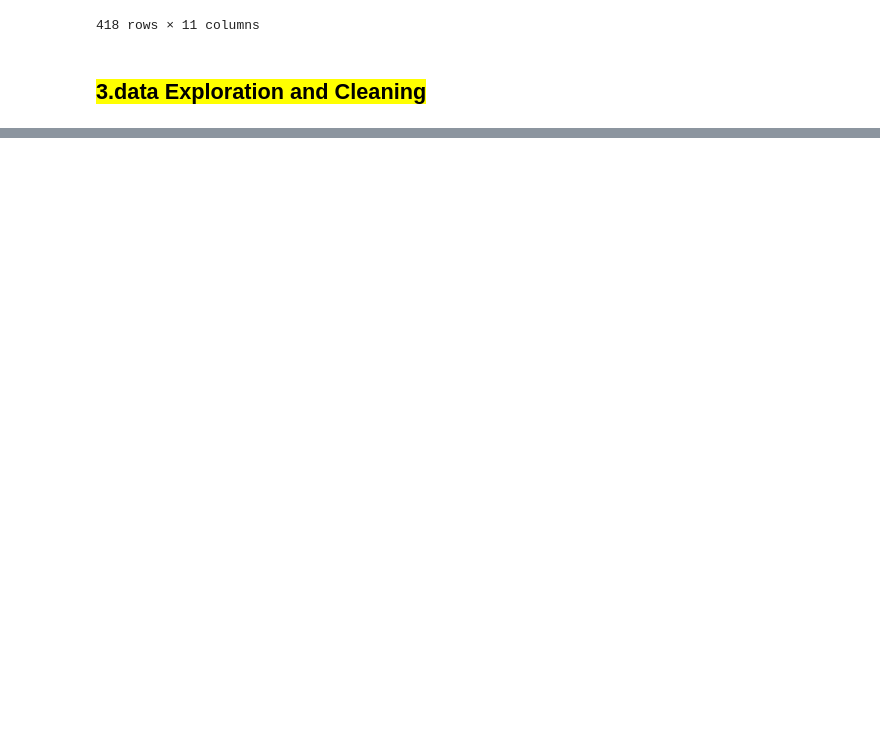
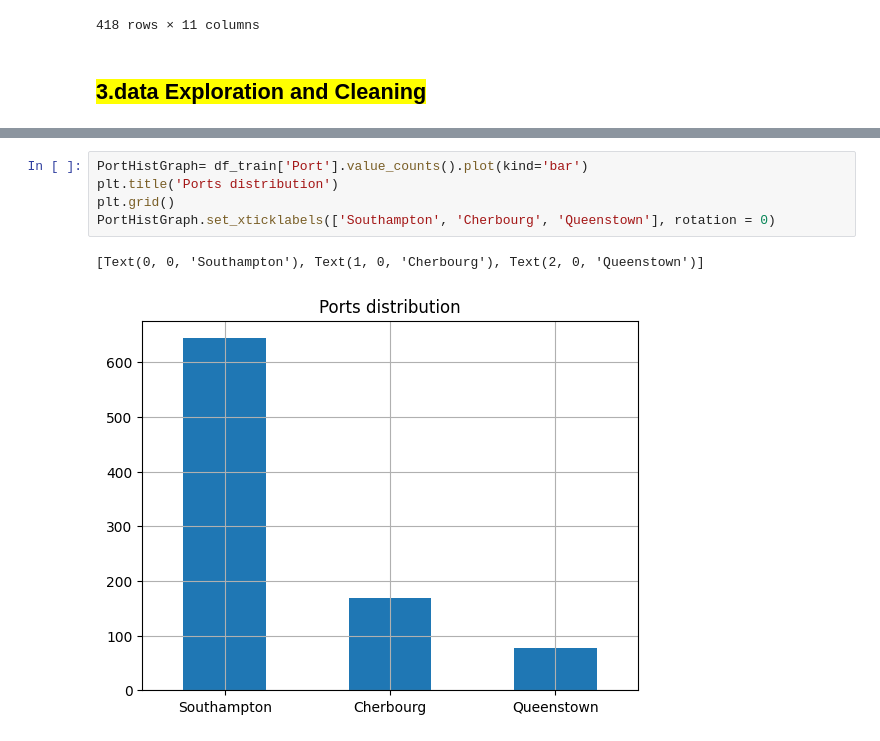
Before and after one commit to mtheggi/Titanic-Survival-Prediction, a Jupyter notebook: Titanic_Survival_Prediction.ipynb, the cells around one changed output, grey strips where cells are left out. Drawn from its saved outputs; the diff is of its cells as text; blank space fills up the shorter version.

```diff
--- a/Titanic_Survival_Prediction.ipynb
+++ b/Titanic_Survival_Prediction.ipynb
@@ -49,0 +132,8 @@ df_test
+# %%
+PortHistGraph= df_train['Port'].value_counts().plot(kind='bar')
+plt.title('Ports distribution')
+plt.grid()
+PortHistGraph.set_xticklabels(['Southampton', 'Cherbourg', 'Queenstown'], rotation = 0)
+# %% [output]
+[Text(0, 0, 'Southampton'), Text(1, 0, 'Cherbourg'), Text(2, 0, 'Queenstown')]
+[figure, added]
```
Also changed, not shown: parts of 19 cells of this notebook.
